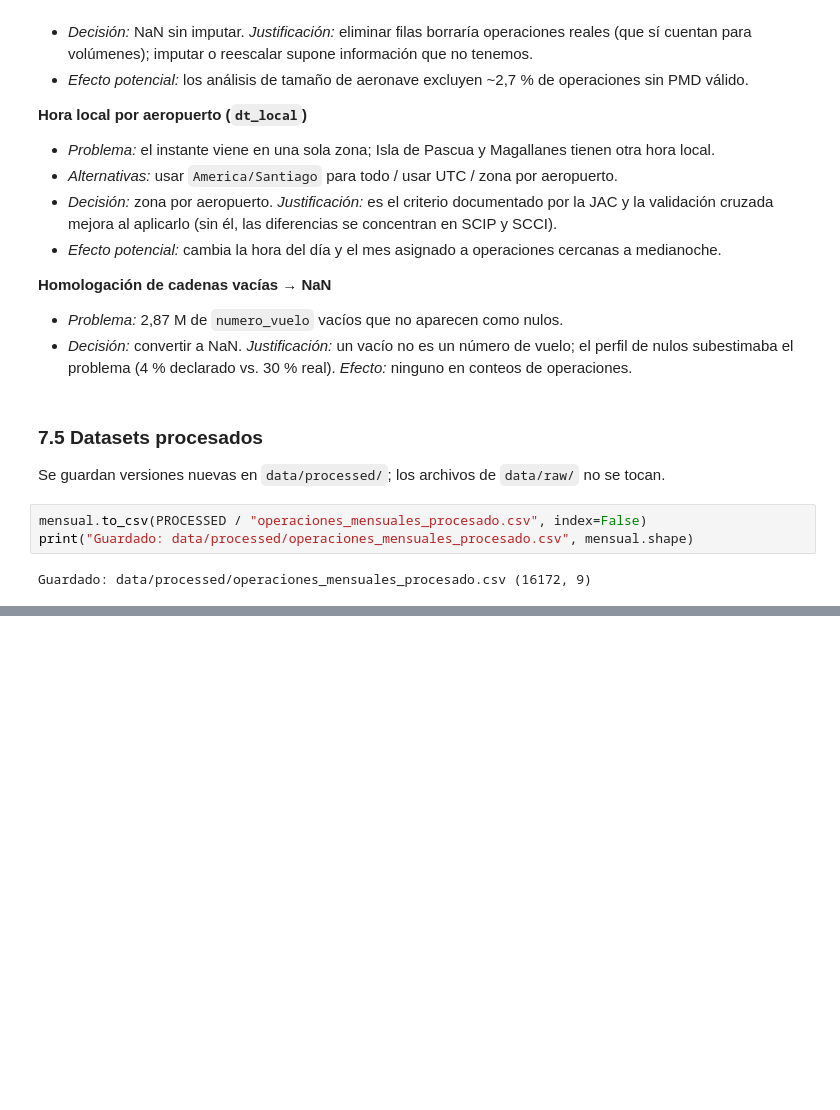
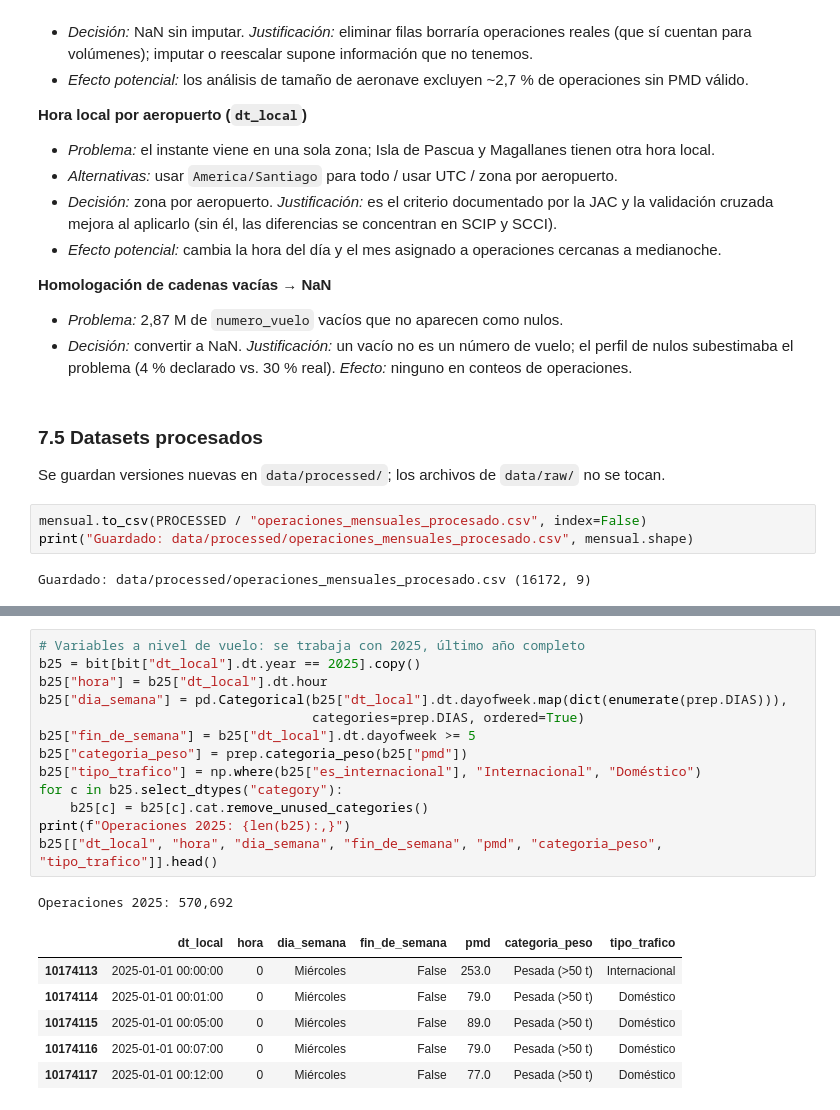
Before and after one commit to Felipepino1/visualizacion-transporte-zapata-urbina, a Jupyter notebook: notebooks/evaluacion02.ipynb, the cells around one changed output, grey strips where cells are left out. Saved outputs shown, nothing was run; the diff lists cells and outputs as text; blank space fills up the shorter version.

```diff
--- a/notebooks/evaluacion02.ipynb
+++ b/notebooks/evaluacion02.ipynb
@@ -717,0 +729,21 @@ Guardado: data/processed/operaciones_mensuales_procesado.csv (16172, 9)
+# %%
+# Variables a nivel de vuelo: se trabaja con 2025, último año completo
+b25 = bit[bit["dt_local"].dt.year == 2025].copy()
+b25["hora"] = b25["dt_local"].dt.hour
+b25["dia_semana"] = pd.Categorical(b25["dt_local"].dt.dayofweek.map(dict(enumerate(prep.DIAS))),
+                                   categories=prep.DIAS, ordered=True)
+b25["fin_de_semana"] = b25["dt_local"].dt.dayofweek >= 5
+b25["categoria_peso"] = prep.categoria_peso(b25["pmd"])
+b25["tipo_trafico"] = np.where(b25["es_internacional"], "Internacional", "Doméstico")
+for c in b25.select_dtypes("category"):
+    b25[c] = b25[c].cat.remove_unused_categories()
+print(f"Operaciones 2025: {len(b25):,}")
+b25[["dt_local", "hora", "dia_semana", "fin_de_semana", "pmd", "categoria_peso", "tipo_trafico"]].head()
+# %% [output]
+Operaciones 2025: 570,692
+|  | dt_local | hora | dia_semana | fin_de_semana | pmd | categoria_peso | tipo_trafico |
+| 10174113 | 2025-01-01 00:00:00 | 0 | Miércoles | False | 253.0 | Pesada (>50 t) | Internacional |
+| 10174114 | 2025-01-01 00:01:00 | 0 | Miércoles | False | 79.0 | Pesada (>50 t) | Doméstico |
+| 10174115 | 2025-01-01 00:05:00 | 0 | Miércoles | False | 89.0 | Pesada (>50 t) | Doméstico |
+| 10174116 | 2025-01-01 00:07:00 | 0 | Miércoles | False | 79.0 | Pesada (>50 t) | Doméstico |
+| 10174117 | 2025-01-01 00:12:00 | 0 | Miércoles | False | 77.0 | Pesada (>50 t) | Doméstico |
```
Also changed, not shown: parts of 13 cells of this notebook, 2 other files.
